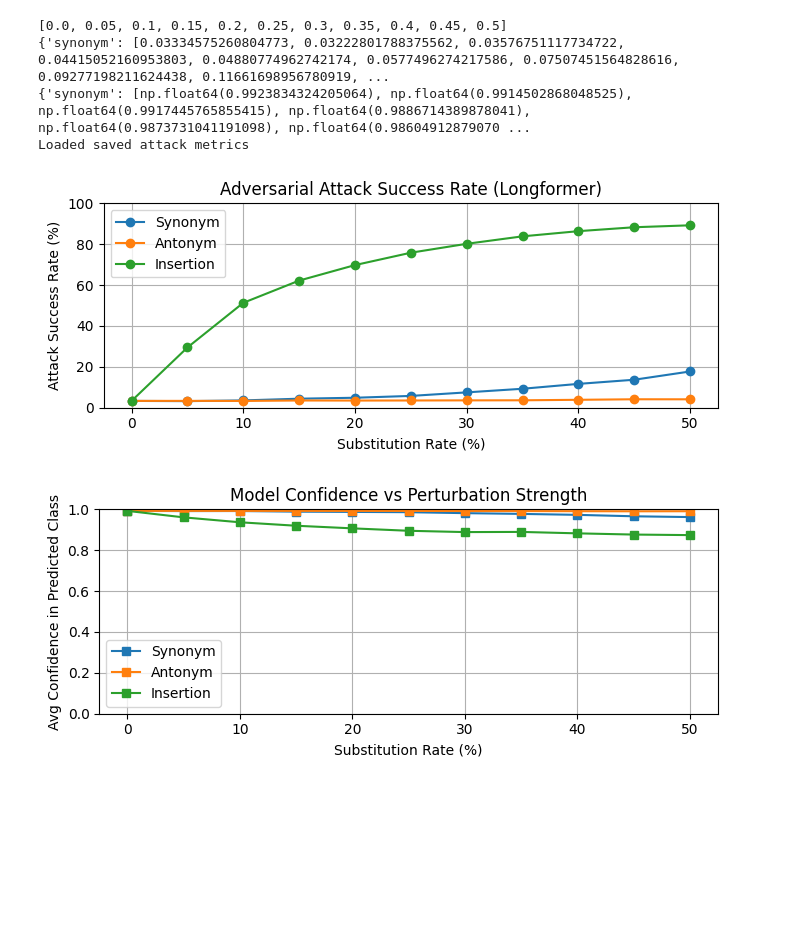
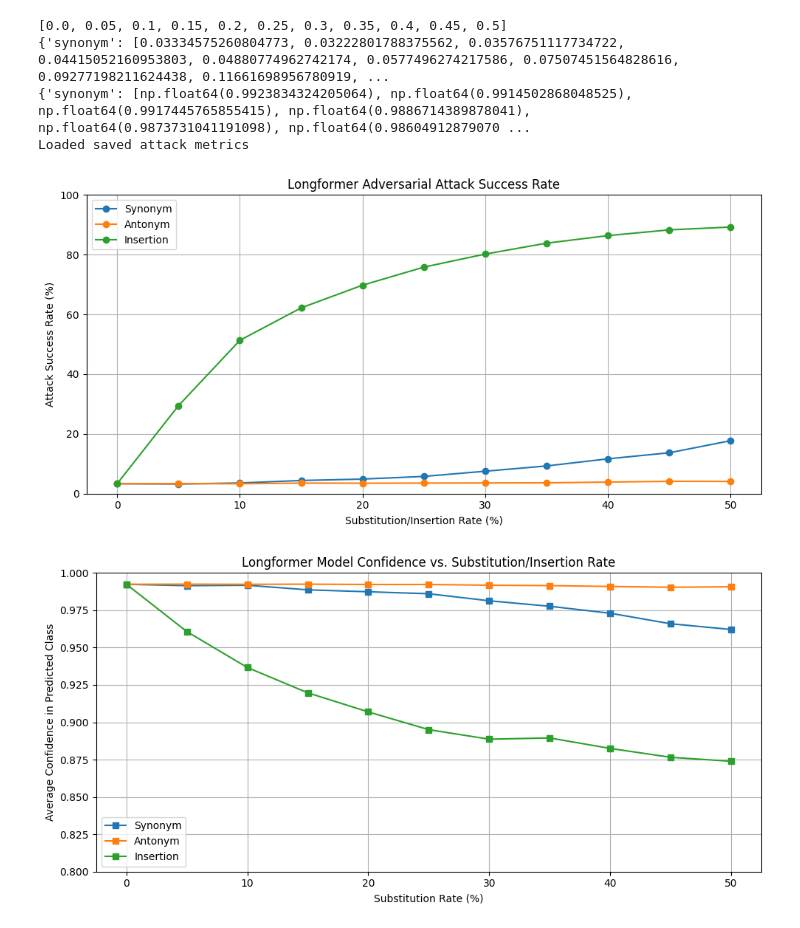
Before and after one commit to matthewbolding/csce-5290-term-project, a Jupyter notebook: project_longformer_attack.ipynb, the cells around one changed output. Cells and saved outputs as stored; diff of their text form; code cells hidden in the pictures; blank space fills up the shorter version.

```diff
--- a/project_longformer_attack.ipynb
+++ b/project_longformer_attack.ipynb
@@ -218,35 +213,35 @@ Loaded saved attack metrics
 # %%
 import matplotlib.pyplot as plt
 
-plt.figure(figsize=(7, 3))
+plt.figure(figsize=(10, 5))
 rates = [r * 100 for r in substitution_rates]
 
 for name, values in attack_results.items():
     plt.plot(rates, [v * 100 for v in values], label=name.title(), marker='o')
 
-plt.xlabel("Substitution Rate (%)")
+plt.xlabel("Substitution/Insertion Rate (%)")
 plt.ylabel("Attack Success Rate (%)")
-plt.title("Adversarial Attack Success Rate (Longformer)")
+plt.title("Longformer Adversarial Attack Success Rate")
 plt.ylim(0, 100)
 plt.grid(True)
 plt.legend()
 plt.tight_layout()
 plt.show()
 # %% [output]
-[figure, old version]
+[figure, new version]
 # %%
-plt.figure(figsize=(7, 3))
+plt.figure(figsize=(10, 5))
 
 for name, values in attack_confidences.items():
     plt.plot(rates, values, label=name.title(), marker='s')
 
 plt.xlabel("Substitution Rate (%)")
-plt.ylabel("Avg Confidence in Predicted Class")
-plt.title("Model Confidence vs Perturbation Strength")
-plt.ylim(0, 1.0)
+plt.ylabel("Average Confidence in Predicted Class")
+plt.title("Longformer Model Confidence vs. Substitution/Insertion Rate")
+plt.ylim(0.8, 1.0)
 plt.grid(True)
 plt.legend()
 plt.tight_layout()
 plt.show()
 # %% [output]
-[figure, old version]
+[figure, new version]
```
Also changed, not shown: parts of 3 cells of this notebook, 4 other files.
